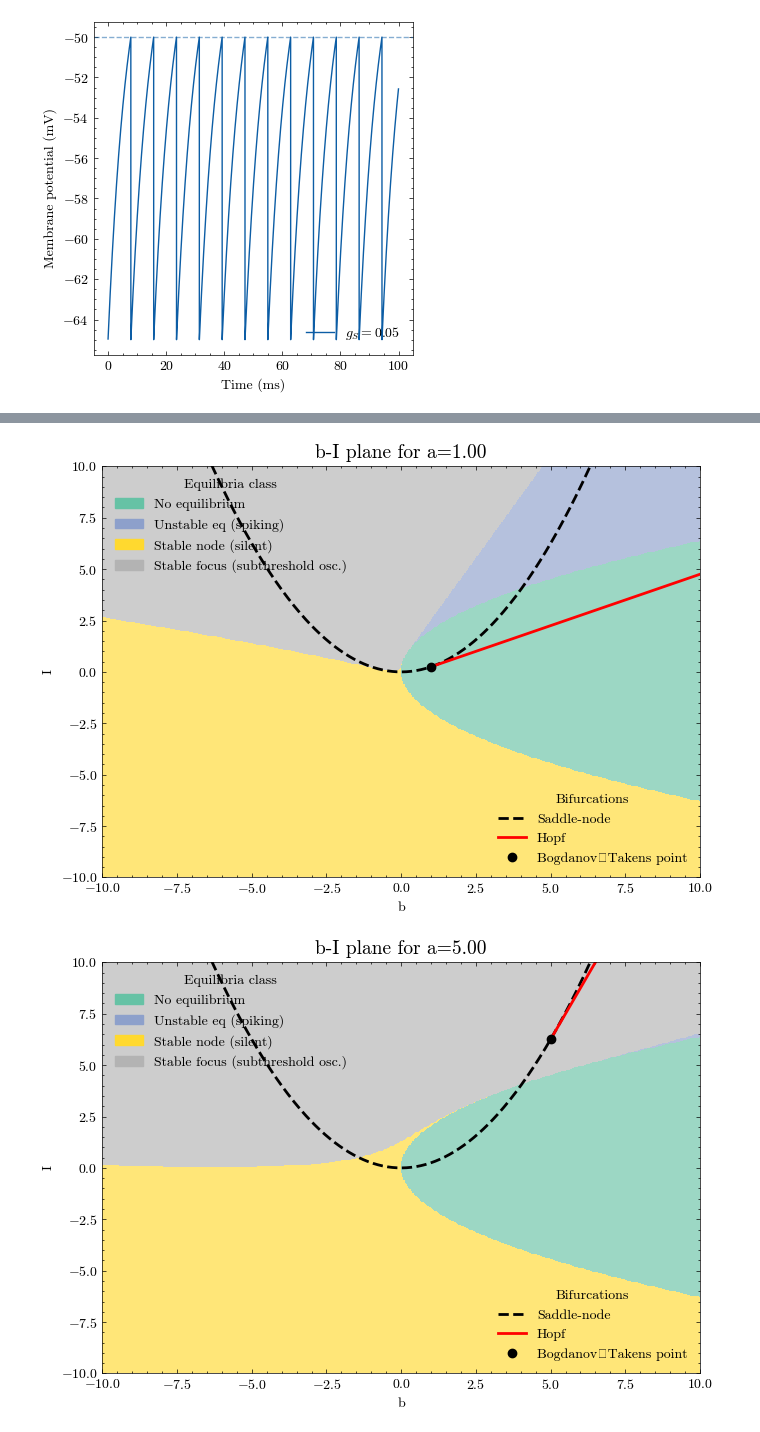
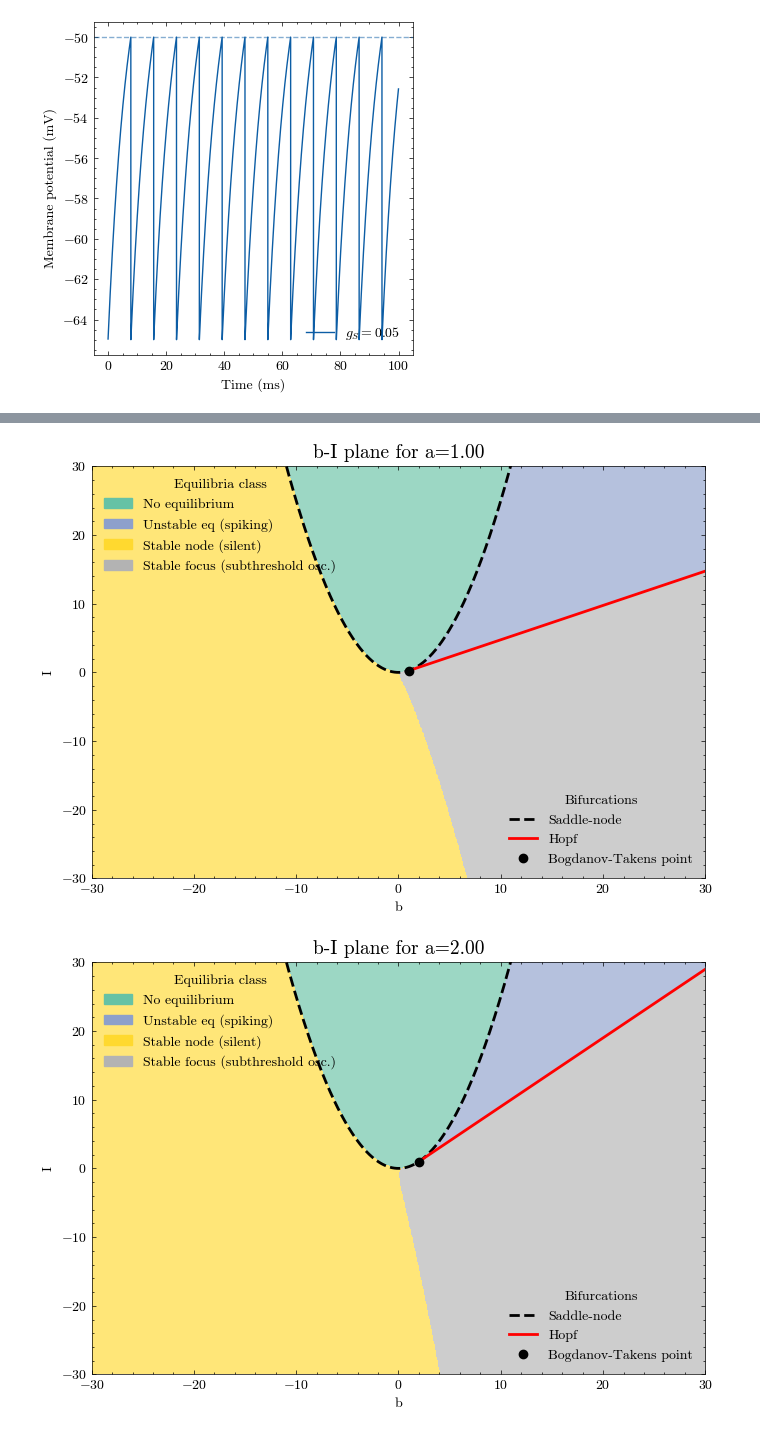
Before and after one commit to StevenZhang0116/MCN2025, a Jupyter notebook: ProblemSets/P1Q2.ipynb, the cells around one changed output, grey strips where cells are left out. Saved outputs shown, nothing was run; the diff lists cells and outputs as text; code cells hidden in the pictures.

```diff
--- a/ProblemSets/P1Q2.ipynb
+++ b/ProblemSets/P1Q2.ipynb
@@ -98,18 +98,18 @@ fig.savefig(savepath + "example_trace.png", dpi=300)
 # %% [output]
 [figure]
 # %%
-a_lst = [0.1,0.2,0.5,1.0,5.0]
+a_lst = [0.1,0.2,0.5,1.0,2.0,3.0,5.0,7.0]
 
 for a in a_lst:
-    b_min, b_max = -10.0, 10.0
-    I_min, I_max = -10.0, 10.0
-    gridnum = 500
+    b_min, b_max = -30.0, 30.0
+    I_min, I_max = -30.0, 30.0
+    gridnum = 1000
     b = np.linspace(b_min, b_max, gridnum)
     I = np.linspace(I_min, I_max, gridnum)
     Bgrid, Igrid = np.meshgrid(b, I, indexing='xy')
 
     det_equ = Bgrid**2 - 4*Igrid
-    has_eq = det_equ > 0
+    has_eq = det_equ >= 0
 
     Vminus = np.full_like(Bgrid, np.nan)
     Vminus[has_eq] = 0.5*(Bgrid[has_eq] - np.sqrt(det_equ[has_eq]))
@@ -129,8 +129,8 @@ for a in a_lst:
     stable = mask & (Tr < 0)
 
     disc = Tr**2 - 4*Det
-    stable_focus = stable & (disc < 0)
-    stable_node  = stable & (disc >= 0)
+    stable_focus = stable & (disc < 0) & (Tr < 0)
+    stable_node  = stable & (disc >= 0) & (Tr < 0)
 
     cls[stable_focus] = 3
     cls[stable_node]  = 2
@@ -145,13 +145,14 @@ for a in a_lst:
 
     I_for_b = np.linspace(I_min, I_max, gridnum)
     b_hopf = a/2 + (2/a)*I_for_b
-    valid = b_hopf > a
+    # valid = b_hopf >= a
+    valid = (b_hopf >= a) & (I_for_b < 0.25*b_hopf**2)
 
     line_sn,   = ax.plot(b, 0.25*b**2, 'k--', lw=2, label='Saddle-node')
     line_hopf, = ax.plot(b_hopf[valid], I_for_b[valid], 'r-', lw=2, label='Hopf')
     saddle_node, = ax.plot(a, a**2/4, 'ko', label='Bogdanov-Takens point')
 
-    plt.imshow(cls.T, origin='lower', extent=[b_min,b_max,I_min,I_max], aspect='auto',
+    plt.imshow(cls, origin='lower', extent=[b_min,b_max,I_min,I_max], aspect='auto',
             cmap=cmap, alpha=0.65, interpolation='nearest')
 
     labels = ['No equilibrium', 'Unstable eq (spiking)',
@@ -160,7 +161,8 @@ for a in a_lst:
     leg_regions = ax.legend(handles=patches, loc='upper left', framealpha=1.0, title='Equilibria class')
     ax.add_artist(leg_regions)
 
-    ax.legend(handles=[line_sn, line_hopf, saddle_node], loc='lower right', framealpha=1.0, title='Bifurcations')
+    ax.legend(handles=[line_sn, line_hopf, saddle_node],
+              loc='lower right', framealpha=1.0, title='Bifurcations')
 
     ax.set_xlabel('b')
     ax.set_ylabel('I')
@@ -176,2 +178,2 @@ for a in a_lst:
-[figure, old version]
+[figure, new version]
-[figure, old version]
+[figure, new version]
```
Also changed, not shown: parts of 1 cell of this notebook, 9 other files.
